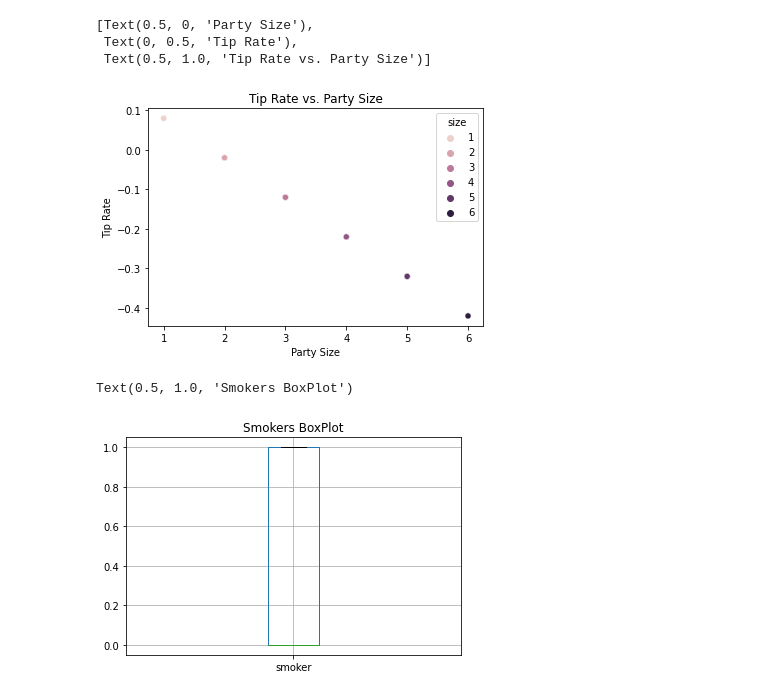
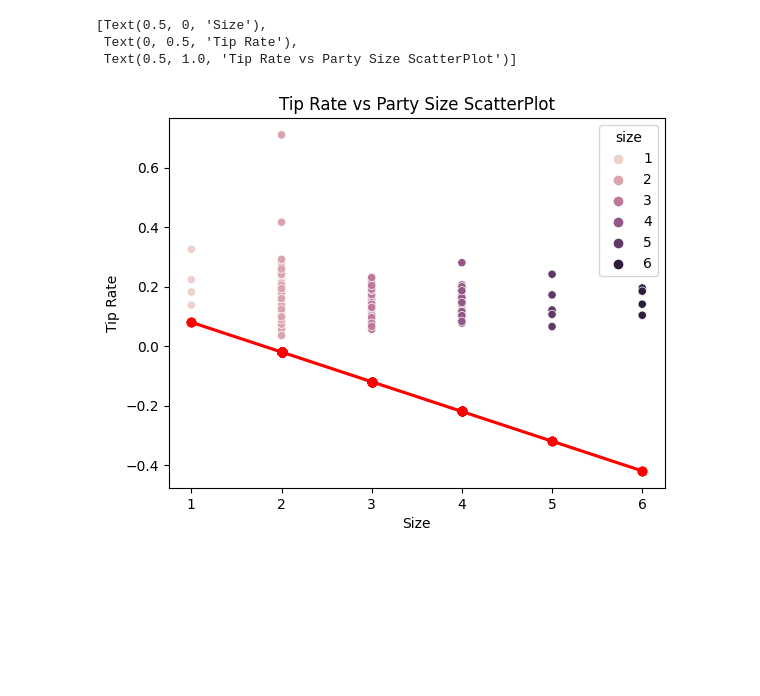
Before and after one commit to AliZ786/COMP-333, a Jupyter notebook: Assignments/Assignment1/LabAssignment1.ipynb, the cells around one changed output. Cells and saved outputs as stored; diff of their text form; code cells hidden in the pictures; blank space fills up the shorter version.

```diff
--- a/Assignments/Assignment1/LabAssignment1.ipynb
+++ b/Assignments/Assignment1/LabAssignment1.ipynb
@@ -19,7 +20,7 @@ import seaborn as sns
 import numpy as np
 # %%
 # Reading the CSV file and seeing if it friends
-tips_data = pd.read_csv("./Assignment1/tips.csv" ,delimiter=',')
+tips_data = pd.read_csv("./tips.csv" ,delimiter=',')
 
 # Create variable for the first 10 rows
 first_10_row =tips_data.head(10)
@@ -64,24 +60,15 @@ tip_scatter1.set(xlabel="Total Bill", ylabel="Tips", title="Tips vs Total Bill")
 # %%
-# Creating the definition for tip rate
-tip_rate = 0.18 - 0.1* tips_data['size']
+# Creating the definition for tip rate and linear tip rate and adding them to the dataset
+tips_data['tip_rate'] = tips_data['tip'] / tips_data['total_bill']
+tips_data['linear_tip_rate'] = 0.18 - 0.1*tips_data['size']
 
-# Setting the labels and printing the scatter plot
-tip_scatter2 = sns.scatterplot(data = tips_data, y = tip_rate, x = 'size', hue='size')
-tip_scatter2.set(xlabel="Party Size", ylabel= 'Tip Rate', title= 'Tip Rate vs. Party Size')
+# Setting the labels and printing the lmplot to create the straight line
+tip_rate_scatter = sns.scatterplot(x= 'size', y='tip_rate', data = tips_data, hue='size')
+sns.regplot(data = tips_data, x = 'size', y = 'linear_tip_rate', color="red")
+
+tip_rate_scatter.set(xlabel='Size', ylabel='Tip Rate', title='Tip Rate vs Party Size ScatterPlot')
 # %% [output]
-[Text(0.5, 0, 'Party Size'),
+[Text(0.5, 0, 'Size'),
  Text(0, 0.5, 'Tip Rate'),
- Text(0.5, 1.0, 'Tip Rate vs. Party Size')]
+ Text(0.5, 1.0, 'Tip Rate vs Party Size ScatterPlot')]
-[figure, old version]
+[figure, new version]
-# %%
-# creating a boxplot for smokers
-
-# converting smoker into a categorical value
-tips_data = tips_data.replace({'smoker': {'Yes': 1, 'No':0}})
-
-# print the box plot for smokers
-box_smokers = tips_data.boxplot(column=['smoker'])
-box_smokers.set_title('Smokers BoxPlot')
-# %% [output]
-Text(0.5, 1.0, 'Smokers BoxPlot')
-[figure, removed]
```
Also changed, not shown: parts of 10 cells of this notebook.
